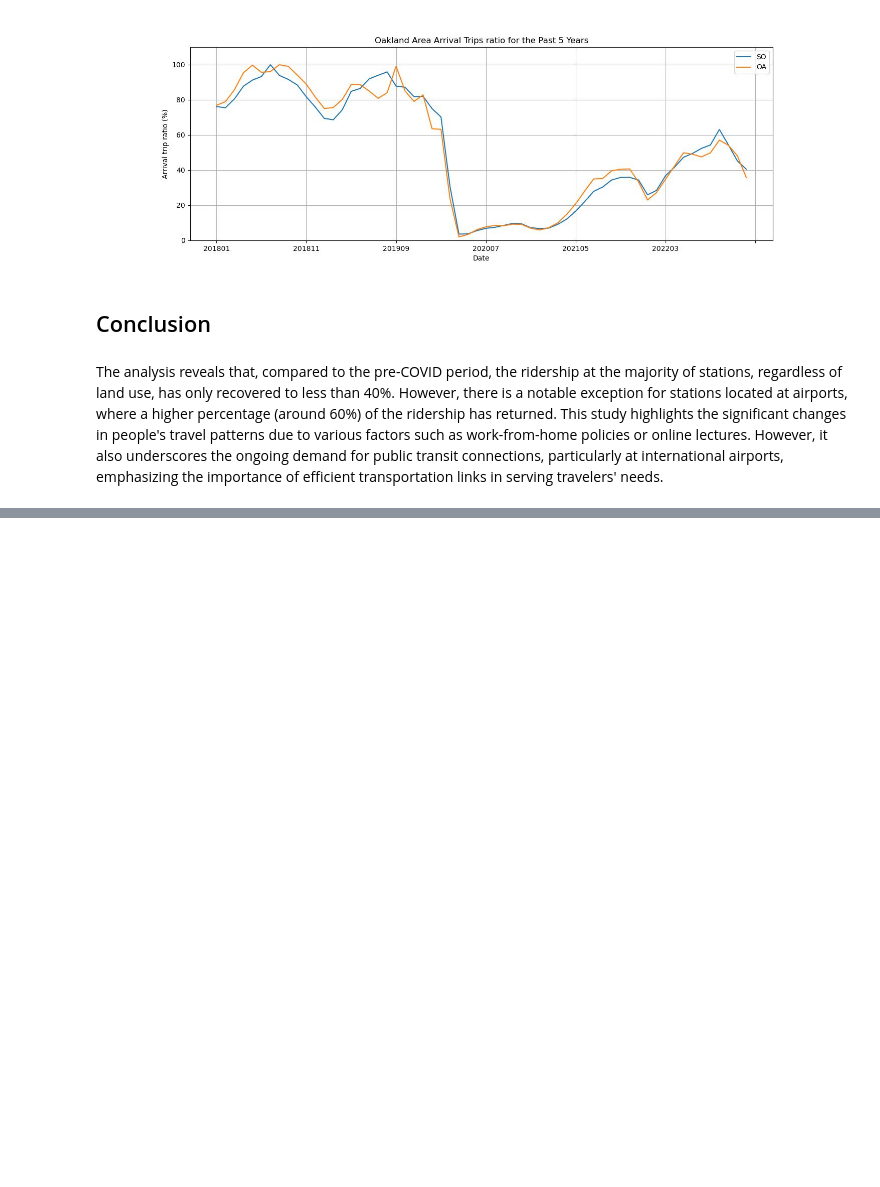
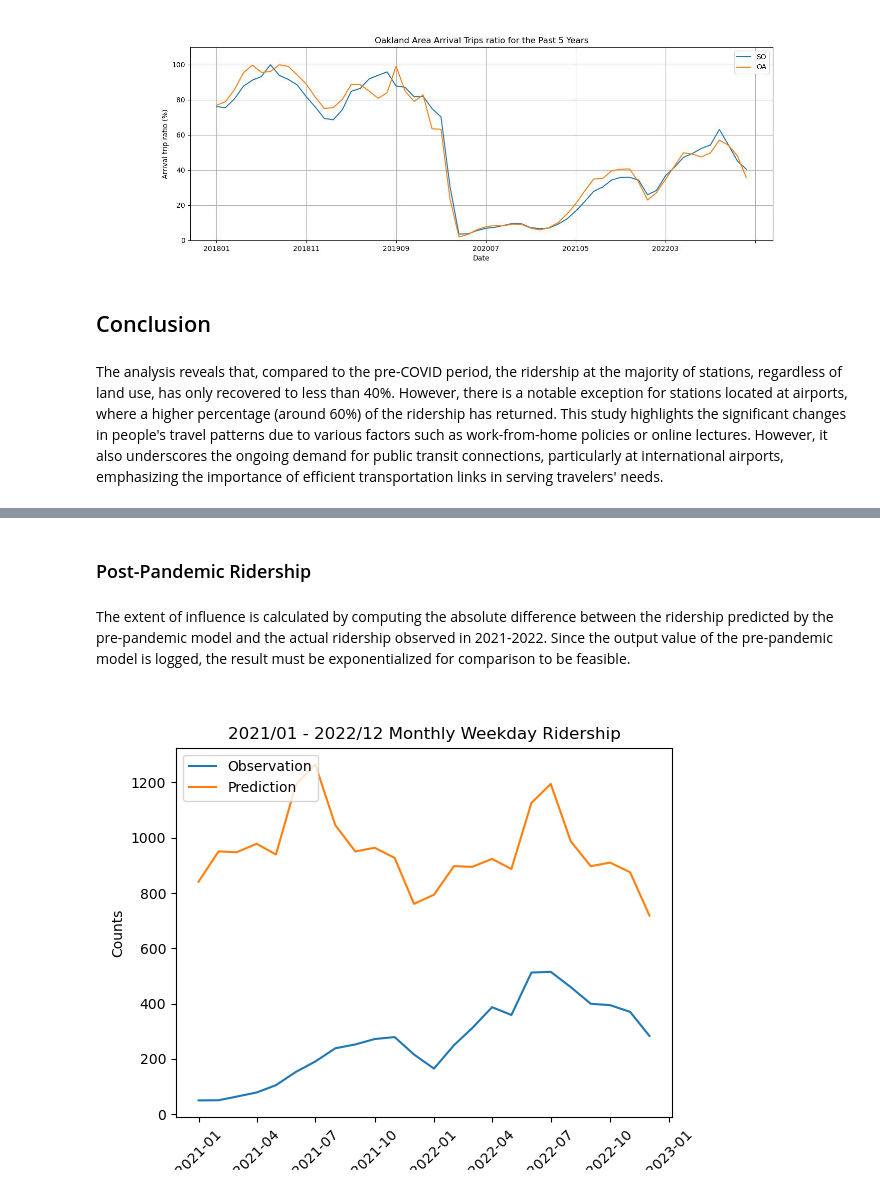
Before and after one commit to UCB-stat-159-s23/project-Group23, a Jupyter notebook: main.ipynb, the cells around one changed output, grey strips where cells are left out. Saved outputs shown, nothing was run; the diff lists cells and outputs as text; code cells hidden in the pictures; blank space fills up the shorter version.

```diff
--- a/main.ipynb
+++ b/main.ipynb
@@ -125,0 +148,8 @@ The analysis reveals that, compared to the pre-COVID period, the ridership at th
+# %% [markdown]
+### Post-Pandemic Ridership
+# %% [markdown]
+The extent of influence is calculated by computing the absolute difference between the ridership predicted by the pre-pandemic model and the actual ridership observed in 2021-2022. Since the output value of the pre-pandemic model is logged, the result must be exponentialized for comparison to be feasible.
+# %%
+display(Image(filename="figures/Berkeley_Embarcadero_2021_2022_Prediction_Observation_Comparison.png"))
+# %% [output]
+[figure, added]
```
Also changed, not shown: parts of 11 cells of this notebook.
